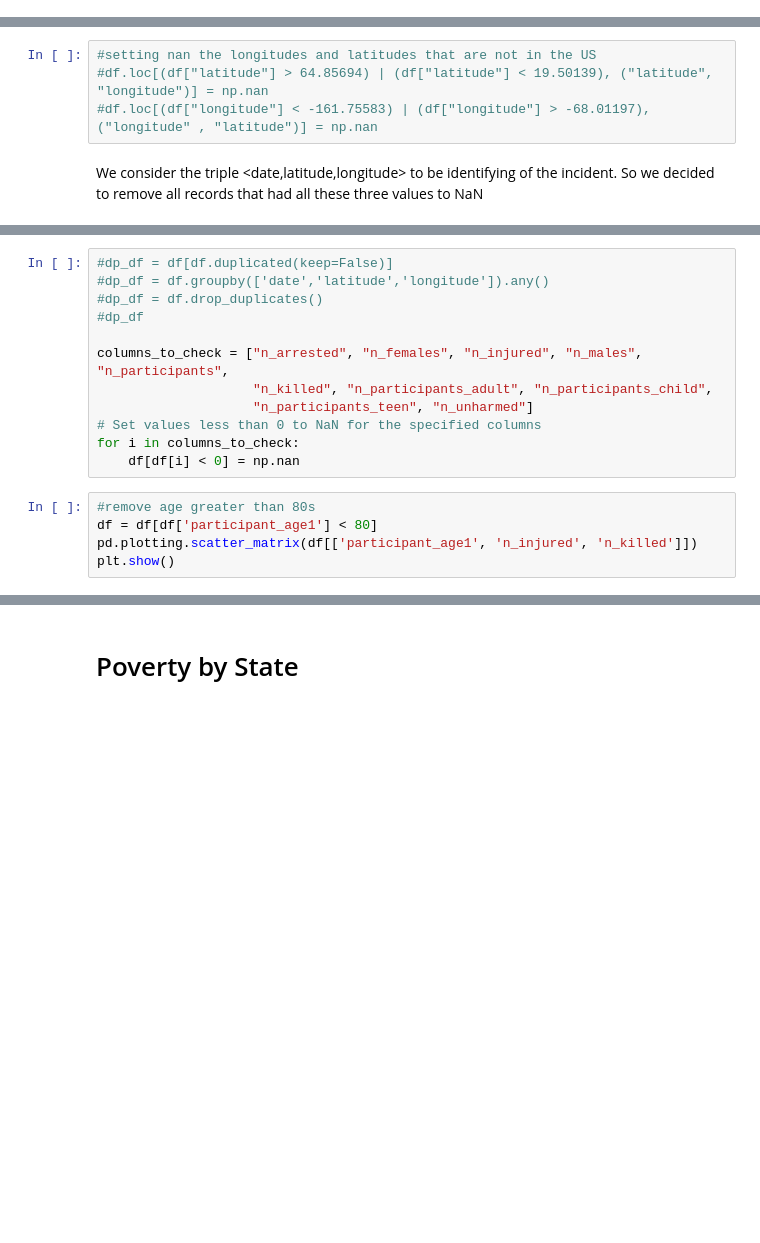
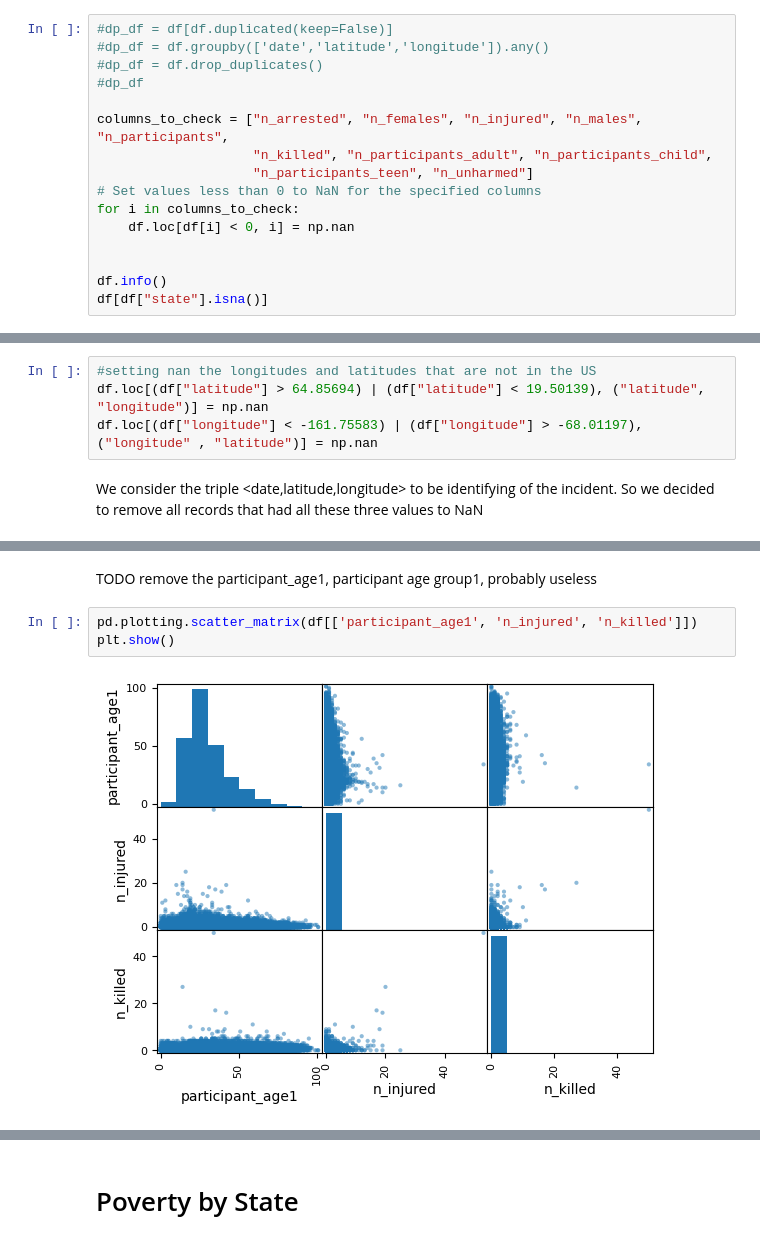
Before and after one commit to vezzusamu/dm-project, a Jupyter notebook: data_understanding.ipynb, the cells around one changed output, grey strips where cells are left out. Drawn from its saved outputs; the diff is of its cells as text; blank space fills up the shorter version.

```diff
--- a/data_understanding.ipynb
+++ b/data_understanding.ipynb
@@ -110,0 +113,16 @@ memory usage: 56.7 MB
+# %%
+#dp_df = df[df.duplicated(keep=False)]
+#dp_df = df.groupby(['date','latitude','longitude']).any()
+#dp_df = df.drop_duplicates()
+#dp_df
+
+columns_to_check = ["n_arrested", "n_females", "n_injured", "n_males", "n_participants",
+                    "n_killed", "n_participants_adult", "n_participants_child",
+                    "n_participants_teen", "n_unharmed"]
+# Set values less than 0 to NaN for the specified columns
+for i in columns_to_check:
+    df.loc[df[i] < 0, i] = np.nan
+
+
+df.info()
+df[df["state"].isna()]
@@ -310,7 +346,7 @@ plt.show()
 # %%
 #setting nan the longitudes and latitudes that are not in the US
-#df.loc[(df["latitude"] > 64.85694) | (df["latitude"] < 19.50139), ("latitude", "longitude")] = np.nan
-#df.loc[(df["longitude"] < -161.75583) | (df["longitude"] > -68.01197), ("longitude" , "latitude")] = np.nan
+df.loc[(df["latitude"] > 64.85694) | (df["latitude"] < 19.50139), ("latitude", "longitude")] = np.nan
+df.loc[(df["longitude"] < -161.75583) | (df["longitude"] > -68.01197), ("longitude" , "latitude")] = np.nan
 # %% [markdown]
 We consider the triple <date,latitude,longitude> to be identifying of the incident. So we decided to remove all records that had all these three values to NaN
 # %%
@@ -442,20 +529,10 @@ df[
-# %%
-#dp_df = df[df.duplicated(keep=False)]
-#dp_df = df.groupby(['date','latitude','longitude']).any()
-#dp_df = df.drop_duplicates()
-#dp_df
-
-columns_to_check = ["n_arrested", "n_females", "n_injured", "n_males", "n_participants",
-                    "n_killed", "n_participants_adult", "n_participants_child",
-                    "n_participants_teen", "n_unharmed"]
-# Set values less than 0 to NaN for the specified columns
-for i in columns_to_check:
-    df[df[i] < 0] = np.nan
+# %% [markdown]
+TODO remove the participant_age1, participant age group1, probably useless
 # %%
-#remove age greater than 80s
-df = df[df['participant_age1'] < 80]
 pd.plotting.scatter_matrix(df[['participant_age1', 'n_injured', 'n_killed']])
 plt.show()
+# %% [output]
+[figure, added]
 # %%
 plt.scatter(df[df['participant_age1'] < 18]['participant_age1'],
             df[df['participant_age1'] < 18]['n_injured'], color='y', marker='*', label='< 18')
```
Also changed, not shown: parts of 12 cells of this notebook.
